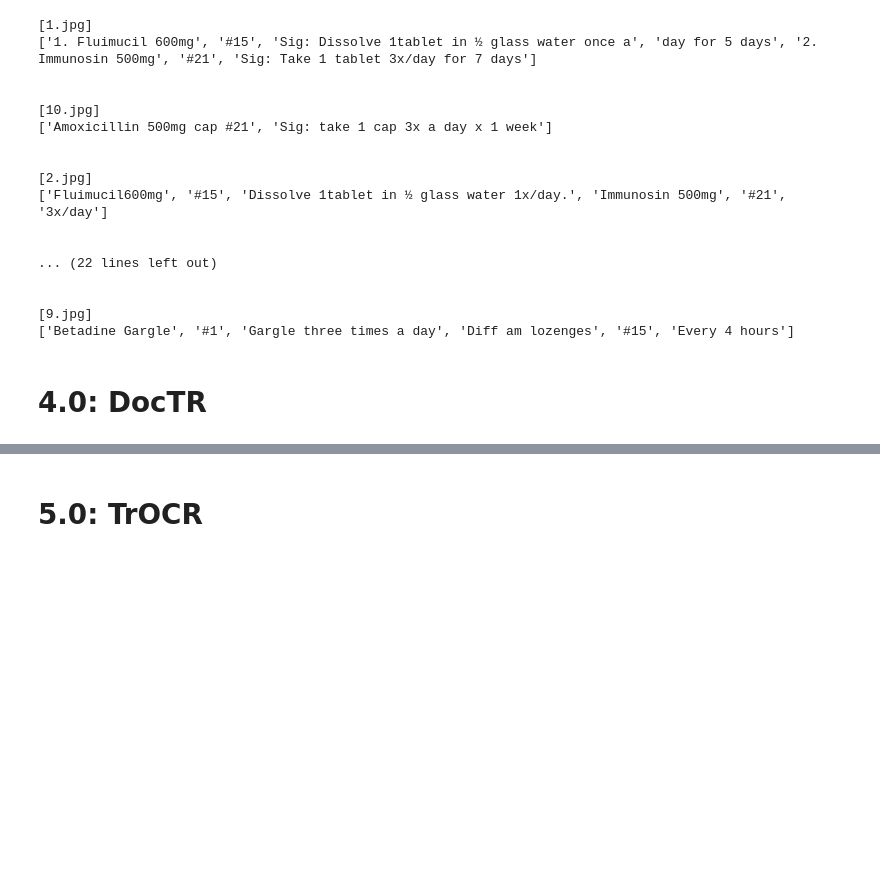
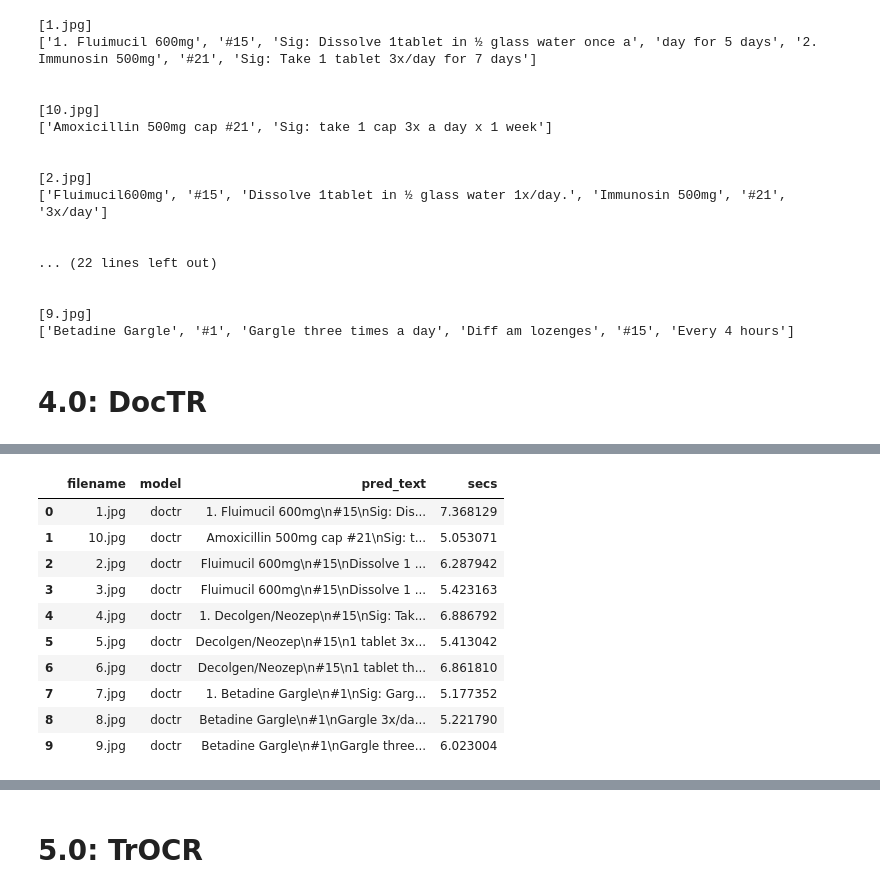
Before and after one commit to THS-ST/ocr-models, a Jupyter notebook: OCR_Models_Notebook.ipynb, the cells around one changed output, grey strips where cells are left out. Cells and saved outputs as stored; diff of their text form; code cells hidden in the pictures; blank space fills up the shorter version.

Commit message:
add doctr test

```diff
--- a/OCR_Models_Notebook.ipynb
+++ b/OCR_Models_Notebook.ipynb
@@ -373,0 +407,30 @@ for r in paddle_results:
+# %%
+doctr_predictor = ocr_predictor(pretrained=True)
+# %%
+def ocr_doctr(img_path: str) -> str:
+    # DocTR expects a file or batch; we pass a single image
+    doc = DocumentFile.from_images(img_path)
+    res = doctr_predictor(doc)
+    # extract text blocks in reading order
+    lines = []
+    for page in res.pages:
+        for block in page.blocks:
+            for line in block.lines:
+                line_text = " ".join([w.value for w in line.words])
+                if line_text.strip():
+                    lines.append(line_text)
+    return "\n".join(lines)
+# %%
+doctr_results = []
+# %%
+current_model = "doctr"
+
+for img_path in images:
+        start = time.time()
+        print("Processing: " + str(img_path) + "...")
+        try:
+            pred = ocr_doctr(str(img_path))
+        except Exception as e:
+            pred = f"[ERROR] {e}"
+        secs = time.time() - start
+        doctr_results.append(OCRResult(filename=img_path.name, model=current_model, pred_text=pred, secs=secs))
@@ -373,0 +448,15 @@ for r in paddle_results:
+# %%
+doctr_df = pd.DataFrame([r.__dict__ for r in doctr_results])
+doctr_df
+# %% [output]
+|  | filename | model | pred_text | secs |
+| 0 | 1.jpg | doctr | 1. Fluimucil 600mg\n#15\nSig: Dis... | 7.368129 |
+| 1 | 10.jpg | doctr | Amoxicillin 500mg cap #21\nSig: t... | 5.053071 |
+| 2 | 2.jpg | doctr | Fluimucil 600mg\n#15\nDissolve 1 ... | 6.287942 |
+| 3 | 3.jpg | doctr | Fluimucil 600mg\n#15\nDissolve 1 ... | 5.423163 |
+| 4 | 4.jpg | doctr | 1. Decolgen/Neozep\n#15\nSig: Tak... | 6.886792 |
+| 5 | 5.jpg | doctr | Decolgen/Neozep\n#15\n1 tablet 3x... | 5.413042 |
+| 6 | 6.jpg | doctr | Decolgen/Neozep\n#15\n1 tablet th... | 6.861810 |
+| 7 | 7.jpg | doctr | 1. Betadine Gargle\n#1\nSig: Garg... | 5.177352 |
+| 8 | 8.jpg | doctr | Betadine Gargle\n#1\nGargle 3x/da... | 5.221790 |
+| 9 | 9.jpg | doctr | Betadine Gargle\n#1\nGargle three... | 6.023004 |
```
Also changed, not shown: parts of 26 cells of this notebook.
